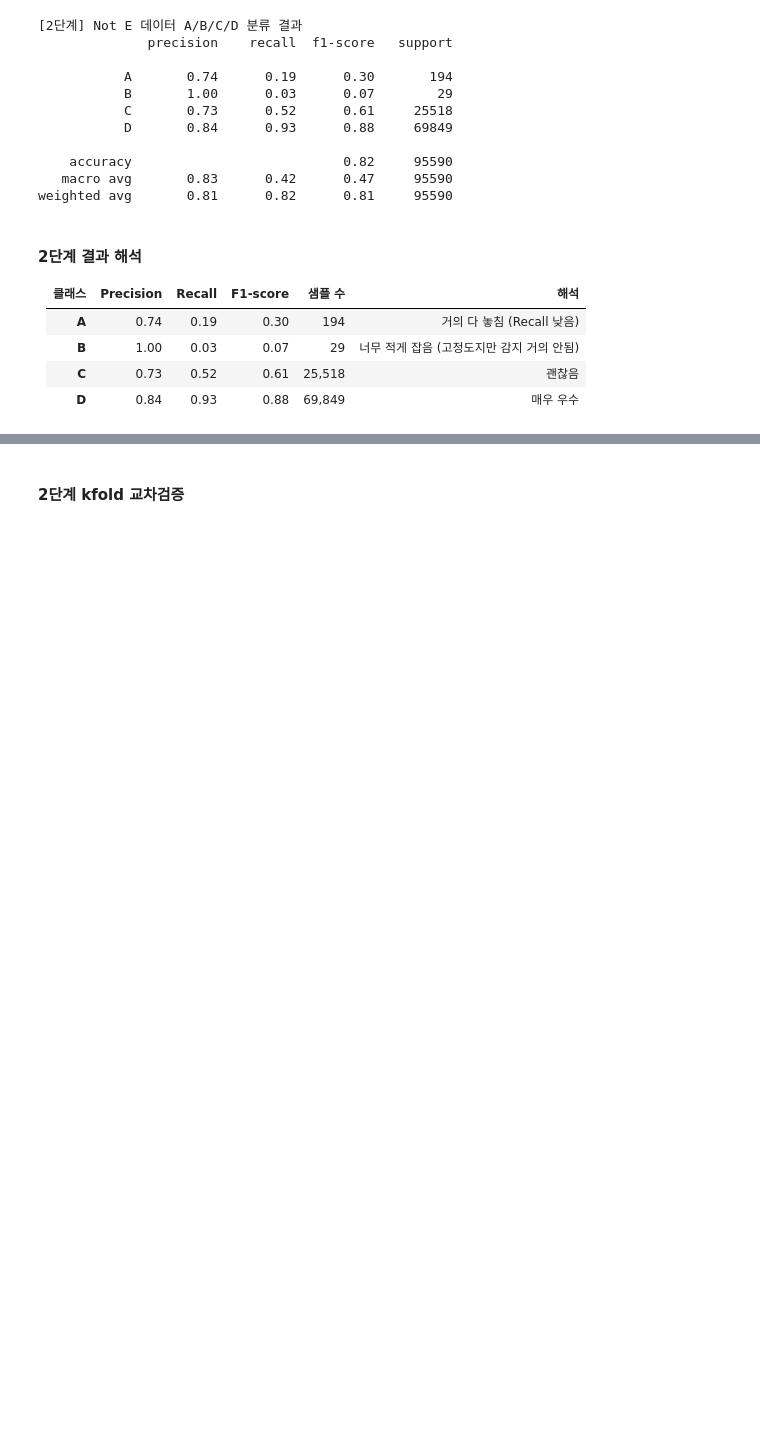
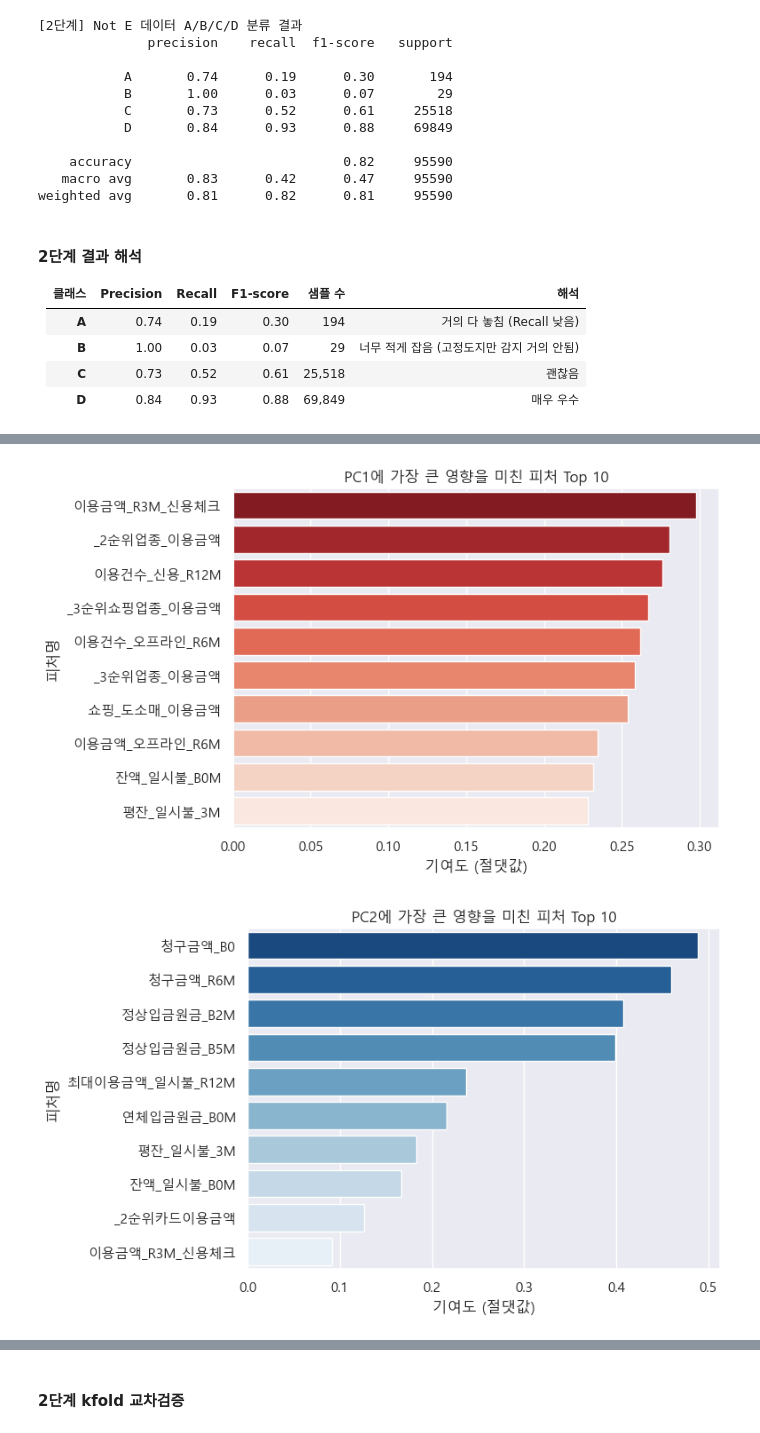
Before and after one commit to Likelion-6-team/final-project, a Jupyter notebook: 이진분류_부스팅.ipynb, the cells around one changed output, grey strips where cells are left out. Cells and saved outputs as stored; diff of their text form; code cells hidden in the pictures; blank space fills up the shorter version.

```diff
--- a/이진분류_부스팅.ipynb
+++ b/이진분류_부스팅.ipynb
@@ -198,0 +240,22 @@ weighted avg       0.81      0.82      0.81     95590
+# %%
+# 이미 학습된 PCA 객체 기준
+# pca는 앞서 사용한 PCA(n_components=2) 객체라고 가정
+# X_ab_scaled는 PCA에 사용된 스케일링된 입력 데이터
+# X_ab.columns는 원래 피처 이름
+
+# 주성분 구성 DataFrame 만들기
+components_df = pd.DataFrame(
+    data=pca.components_,
+    columns=X_ab.columns,
+    index=['PC1', 'PC2']
+).T  # 전치해서 피처별로 보기 쉽게
+
+# 절댓값 기준 기여도 순 정렬해서 상위 피처 보기
+top_pc1 = components_df['PC1'].abs().sort_values(ascending=False).head(10)
+top_pc2 = components_df['PC2'].abs().sort_values(ascending=False).head(10)
+
+print("[PC1에 가장 큰 영향을 미친 피처 Top 10]")
+print(top_pc1)
+
+print("\n[PC2에 가장 큰 영향을 미친 피처 Top 10]")
+print(top_pc2)
@@ -198,0 +280,25 @@ weighted avg       0.81      0.82      0.81     95590
+# %%
+# 기여도 계산 (절댓값 기준 상위 10개 피처)
+top_pc1 = components_df['PC1'].abs().sort_values(ascending=False).head(10)
+top_pc2 = components_df['PC2'].abs().sort_values(ascending=False).head(10)
+
+# PC1 시각화
+plt.figure(figsize=(8, 5))
+sns.barplot(x=top_pc1.values, y=top_pc1.index, palette='Reds_r')
+plt.title("PC1에 가장 큰 영향을 미친 피처 Top 10")
+plt.xlabel("기여도 (절댓값)")
+plt.ylabel("피처명")
+plt.tight_layout()
+plt.show()
+
+# PC2 시각화
+plt.figure(figsize=(8, 5))
+sns.barplot(x=top_pc2.values, y=top_pc2.index, palette='Blues_r')
+plt.title("PC2에 가장 큰 영향을 미친 피처 Top 10")
+plt.xlabel("기여도 (절댓값)")
+plt.ylabel("피처명")
+plt.tight_layout()
+plt.show()
+# %% [output]
+[figure, added]
+[figure, added]
```
Also changed, not shown: parts of 27 cells of this notebook.
